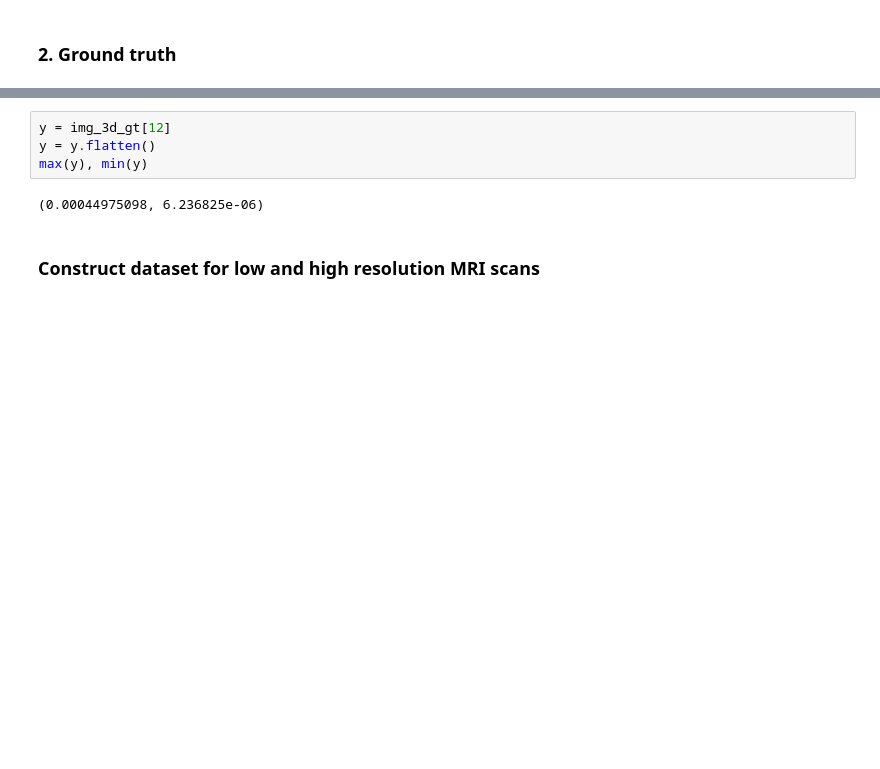
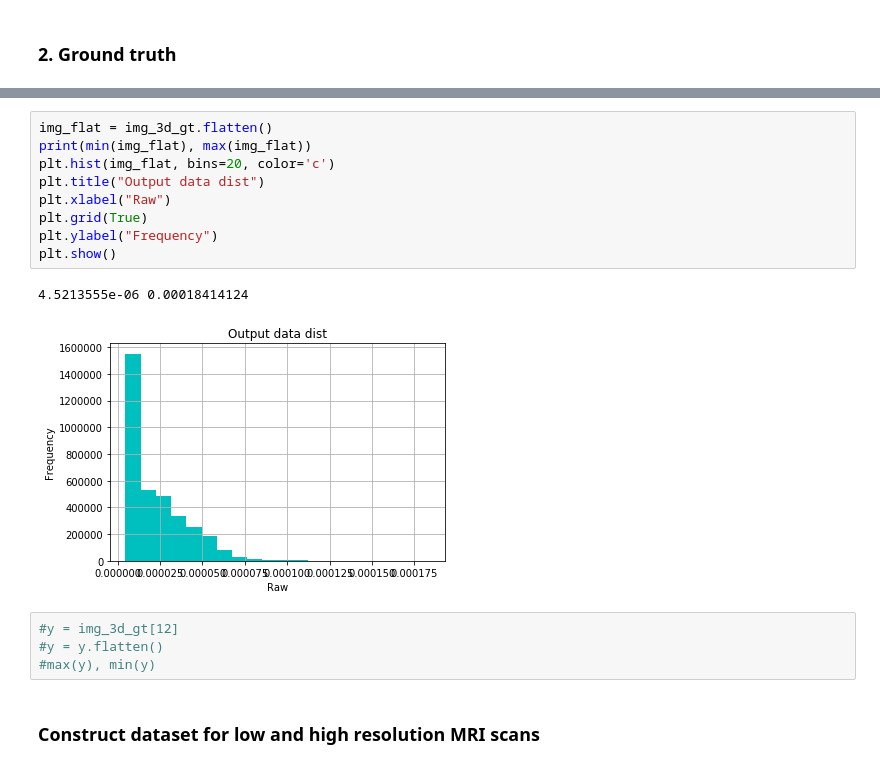
Before and after one commit to hasibzunair/res-unet-fastmri, a Jupyter notebook: train_data_kspace2img.ipynb, the cells around one changed output, grey strips where cells are left out. Saved outputs shown, nothing was run; the diff lists cells and outputs as text; blank space fills up the shorter version.

```diff
--- a/train_data_kspace2img.ipynb
+++ b/train_data_kspace2img.ipynb
@@ -173,9 +164,19 @@ show_slices(img_3d_gt, slice_num, cmap='gray')
+# %%
+img_flat = img_3d_gt.flatten()
+print(min(img_flat), max(img_flat))
+plt.hist(img_flat, bins=20, color='c')
+plt.title("Output data dist")
+plt.xlabel("Raw")
+plt.grid(True)
+plt.ylabel("Frequency")
+plt.show()
+# %% [output]
+4.5213555e-06 0.00018414124
+[figure, added]
 # %%
-y = img_3d_gt[12]
-y = y.flatten()
-max(y), min(y)
+#y = img_3d_gt[12]
+#y = y.flatten()
+#max(y), min(y)
-# %% [output]
-(0.00044975098, 6.236825e-06)
 # %% [markdown]
 ### Construct dataset for low and high resolution MRI scans
 # %%
```
Also changed, not shown: parts of 16 cells of this notebook, 4 other files.
